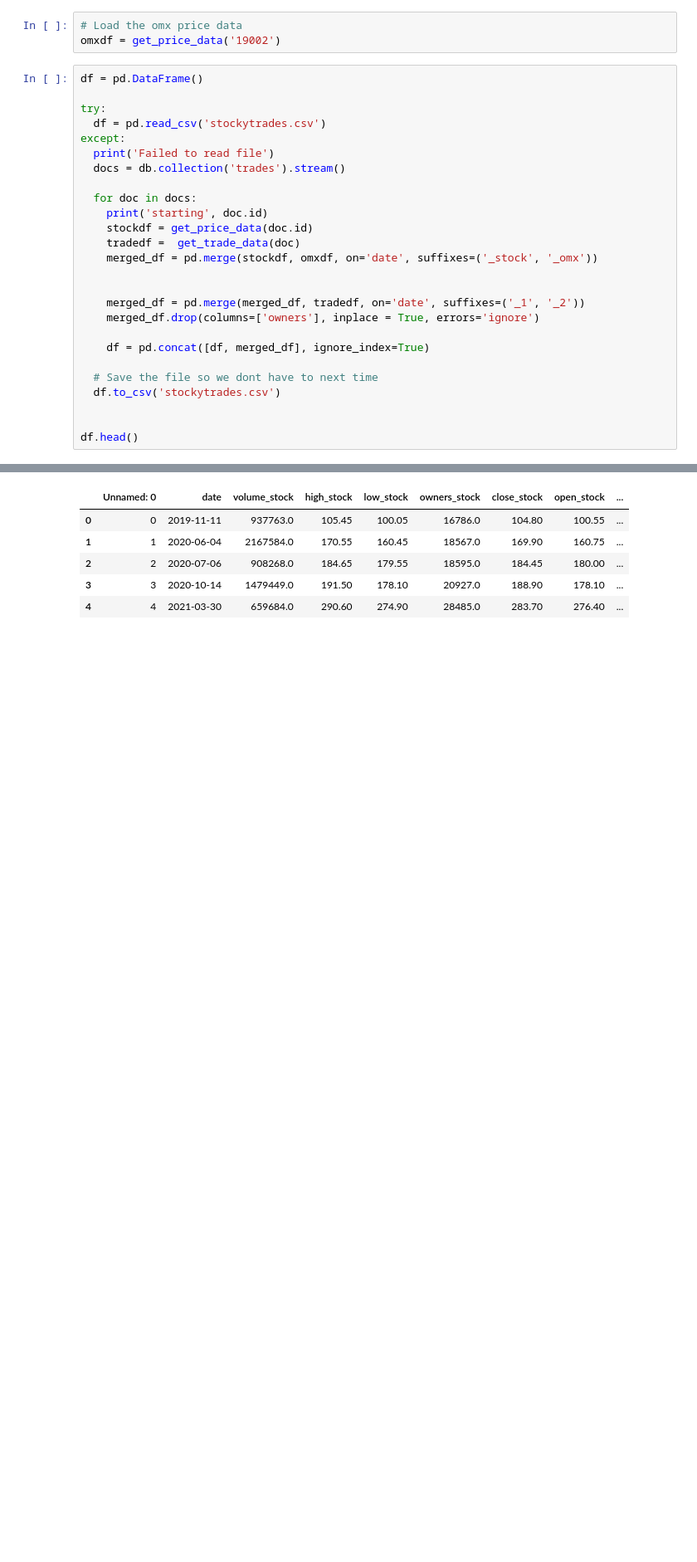
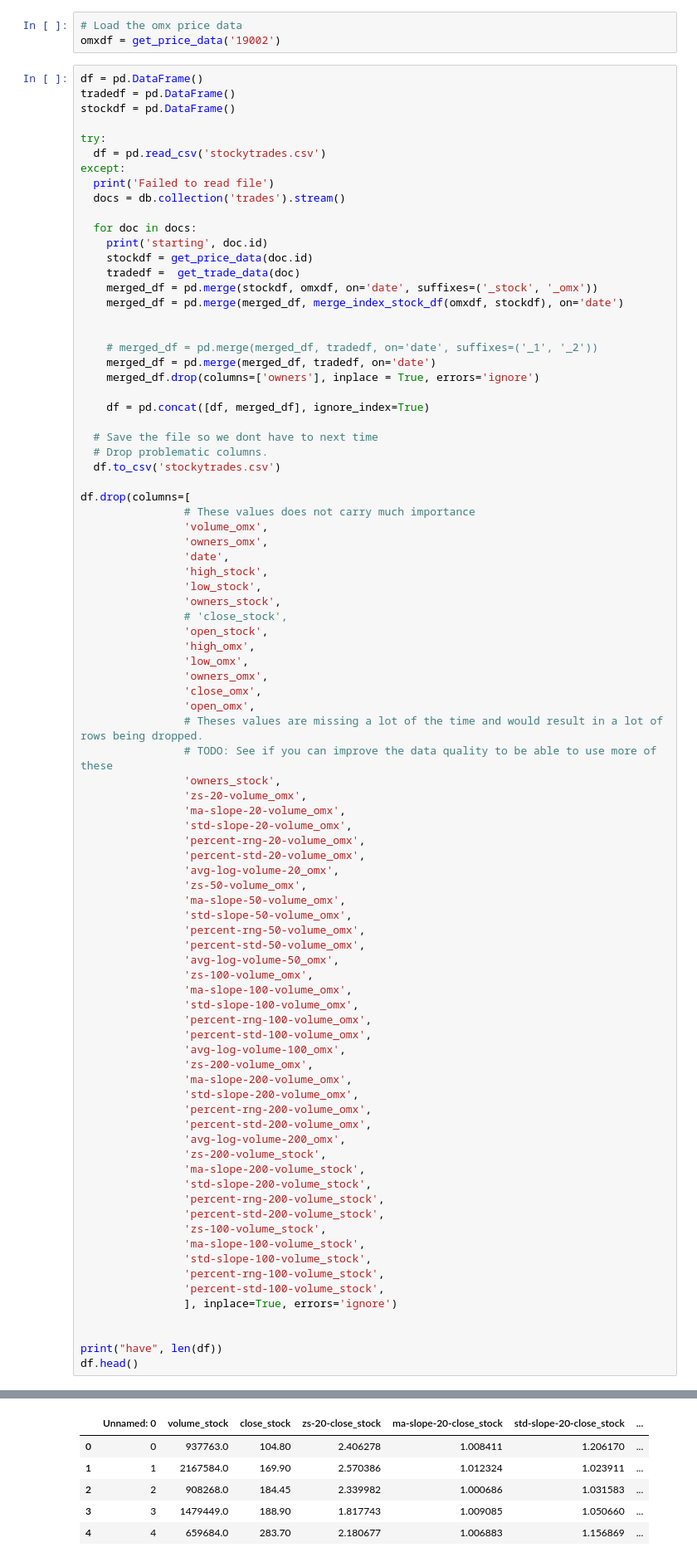
Before and after one commit to karatekaneen/stocky-ml, a Jupyter notebook: stockytrades.ipynb, the cells around one changed output, grey strips where cells are left out. Shown at 83% size. Drawn from its saved outputs; the diff is of its cells as text; blank space fills up the shorter version.

```diff
--- a/stockytrades.ipynb
+++ b/stockytrades.ipynb
@@ -149,6 +177,8 @@ def merge_index_stock_df(omxdf, stockdf):
 omxdf = get_price_data('19002')
 # %%
 df = pd.DataFrame()
+tradedf = pd.DataFrame()
+stockdf = pd.DataFrame()
 
 try:
   df = pd.read_csv('stockytrades.csv')
@@ -161,16 +191,74 @@ except:
     stockdf = get_price_data(doc.id)
     tradedf =  get_trade_data(doc)
     merged_df = pd.merge(stockdf, omxdf, on='date', suffixes=('_stock', '_omx'))
+    merged_df = pd.merge(merged_df, merge_index_stock_df(omxdf, stockdf), on='date')
 
 
-    merged_df = pd.merge(merged_df, tradedf, on='date', suffixes=('_1', '_2'))
+    # merged_df = pd.merge(merged_df, tradedf, on='date', suffixes=('_1', '_2'))
+    merged_df = pd.merge(merged_df, tradedf, on='date')
     merged_df.drop(columns=['owners'], inplace = True, errors='ignore')
 
     df = pd.concat([df, merged_df], ignore_index=True)
 
   # Save the file so we dont have to next time
+  # Drop problematic columns.
   df.to_csv('stockytrades.csv')
 
+df.drop(columns=[
+                # These values does not carry much importance
+                'volume_omx',
+                'owners_omx',
+                'date',
+                'high_stock',
+                'low_stock',
+                'owners_stock',
+                # 'close_stock',
+                'open_stock',
+                'high_omx',
+                'low_omx',
+                'owners_omx',
+                'close_omx',
+                'open_omx',
+                # Theses values are missing a lot of the time and would result in a lot of rows being dropped.
+                # TODO: See if you can improve the data quality to be able to use more of these
+                'owners_stock',
+                'zs-20-volume_omx',
+                'ma-slope-20-volume_omx',
+                'std-slope-20-volume_omx',
+                'percent-rng-20-volume_omx',
+                'percent-std-20-volume_omx',
+                'avg-log-volume-20_omx',
+                'zs-50-volume_omx',
+                'ma-slope-50-volume_omx',
+                'std-slope-50-volume_omx',
+                'percent-rng-50-volume_omx',
+                'percent-std-50-volume_omx',
+                'avg-log-volume-50_omx',
+                'zs-100-volume_omx',
+                'ma-slope-100-volume_omx',
+                'std-slope-100-volume_omx',
+                'percent-rng-100-volume_omx',
+                'percent-std-100-volume_omx',
+                'avg-log-volume-100_omx',
+                'zs-200-volume_omx',
+                'ma-slope-200-volume_omx',
+                'std-slope-200-volume_omx',
+                'percent-rng-200-volume_omx',
+                'percent-std-200-volume_omx',
+                'avg-log-volume-200_omx',
+                'zs-200-volume_stock',
+                'ma-slope-200-volume_stock',
+                'std-slope-200-volume_stock',
+                'percent-rng-200-volume_stock',
+                'percent-std-200-volume_stock',
+                'zs-100-volume_stock',
+                'ma-slope-100-volume_stock',
+                'std-slope-100-volume_stock',
+                'percent-rng-100-volume_stock',
+                'percent-std-100-volume_stock',
+                ], inplace=True, errors='ignore')
 
+
+print("have", len(df))
 df.head()
 # %% [output]
@@ -177,6 +266,6 @@ df.head()
-|  | Unnamed: 0 | date | volume_stock | high_stock | low_stock | owners_stock | close_stock | open_stock | ... |
-| 0 | 0 | 2019-11-11 | 937763.0 | 105.45 | 100.05 | 16786.0 | 104.80 | 100.55 | ... |
-| 1 | 1 | 2020-06-04 | 2167584.0 | 170.55 | 160.45 | 18567.0 | 169.90 | 160.75 | ... |
-| 2 | 2 | 2020-07-06 | 908268.0 | 184.65 | 179.55 | 18595.0 | 184.45 | 180.00 | ... |
-| 3 | 3 | 2020-10-14 | 1479449.0 | 191.50 | 178.10 | 20927.0 | 188.90 | 178.10 | ... |
-| 4 | 4 | 2021-03-30 | 659684.0 | 290.60 | 274.90 | 28485.0 | 283.70 | 276.40 | ... |
+|  | Unnamed: 0 | volume_stock | close_stock | zs-20-close_stock | ma-slope-20-close_stock | std-slope-20-close_stock | ... |
+| 0 | 0 | 937763.0 | 104.80 | 2.406278 | 1.008411 | 1.206170 | ... |
+| 1 | 1 | 2167584.0 | 169.90 | 2.570386 | 1.012324 | 1.023911 | ... |
+| 2 | 2 | 908268.0 | 184.45 | 2.339982 | 1.000686 | 1.031583 | ... |
+| 3 | 3 | 1479449.0 | 188.90 | 1.817743 | 1.009085 | 1.050660 | ... |
+| 4 | 4 | 659684.0 | 283.70 | 2.180677 | 1.006883 | 1.156869 | ... |
```
Also changed, not shown: parts of 22 cells of this notebook.
